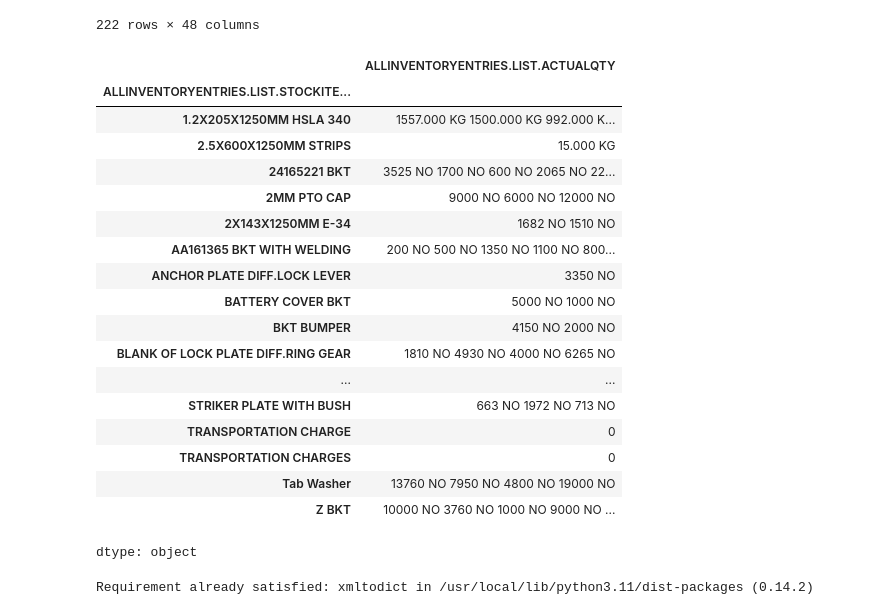
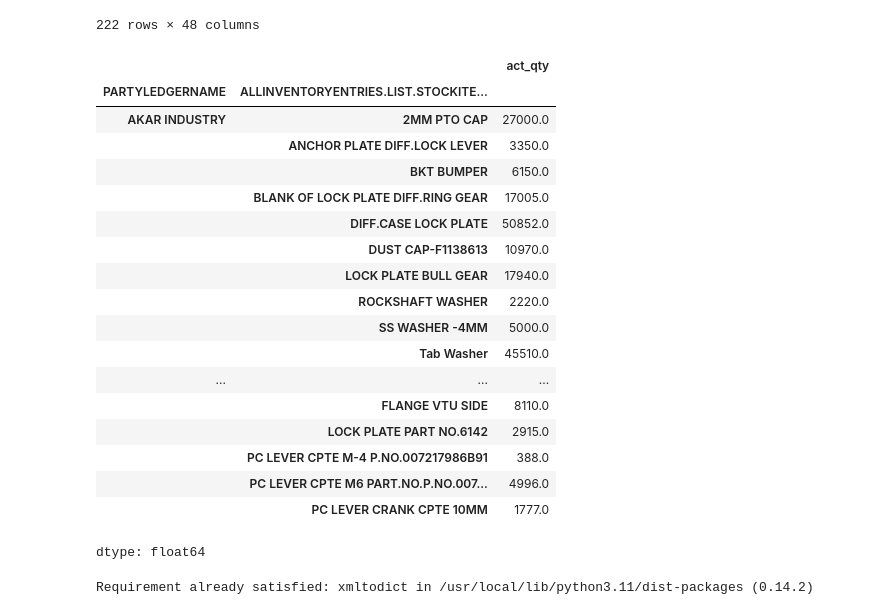
Before and after one commit to omkar-salunke/accounts, a Jupyter notebook: both_tally_daybook.ipynb, the cells around one changed output. Drawn from its saved outputs; the diff is of its cells as text; code cells hidden in the pictures.

```diff
--- a/both_tally_daybook.ipynb
+++ b/both_tally_daybook.ipynb
@@ -114,28 +114,30 @@ df_raw_soe
 | 219 | 20250508 | c00e677e-43c1-4bea-8147-e2e4905ea... | SALES GST | V.S.AUTO TECH PRIVATE LIMITED | 27AADCV3787B1Z8 | SALES 18% | V.S.AUTO TECH PRIVATE LIMITED | 27AADCV3787B1Z8 | ... |
 | 221 | 20250509 | c00e677e-43c1-4bea-8147-e2e4905ea... | SALES GST | PATIL-N-PATIL ENGINEERING | 27AAVPP3274C1ZD | SALES 28% | PATIL-N-PATIL ENGINEERING | 27AAVPP3274C1ZD | ... |
 222 rows × 48 columns
-# %%
-df_raw_soe.groupby('ALLINVENTORYENTRIES.LIST.STOCKITEMNAME')['ALLINVENTORYENTRIES.LIST.ACTUALQTY'].sum()
-# %% [output]
-|  | ALLINVENTORYENTRIES.LIST.ACTUALQTY |
-| ALLINVENTORYENTRIES.LIST.STOCKITE... |  |
-| 1.2X205X1250MM HSLA 340 | 1557.000 KG 1500.000 KG 992.000 K... |
-| 2.5X600X1250MM STRIPS | 15.000 KG |
-| 24165221 BKT | 3525 NO 1700 NO 600 NO 2065 NO 22... |
-| 2MM PTO CAP | 9000 NO 6000 NO 12000 NO |
-| 2X143X1250MM E-34 | 1682 NO 1510 NO |
-| AA161365 BKT WITH WELDING | 200 NO 500 NO 1350 NO 1100 NO 800... |
-| ANCHOR PLATE DIFF.LOCK LEVER | 3350 NO |
-| BATTERY COVER BKT | 5000 NO 1000 NO |
-| BKT BUMPER | 4150 NO 2000 NO |
-| BLANK OF LOCK PLATE DIFF.RING GEAR | 1810 NO 4930 NO 4000 NO 6265 NO |
-| ... | ... |
-| STRIKER PLATE WITH BUSH | 663 NO 1972 NO 713 NO |
-| TRANSPORTATION CHARGE | 0 |
-| TRANSPORTATION CHARGES | 0 |
-| Tab Washer | 13760 NO 7950 NO 4800 NO 19000 NO |
-| Z BKT | 10000 NO 3760 NO 1000 NO 9000 NO ... |
-dtype: object
+# %%
+df_raw_soe['act_qty'] = df_raw_soe['ALLINVENTORYENTRIES.LIST.ACTUALQTY'].str.extract(r'([\d.]+)').astype(float)
+df_raw_soe_sales = df_raw_soe[df_raw_soe['VOUCHERTYPENAME']=='SALES GST']
+df_raw_soe_sales.groupby(['PARTYLEDGERNAME','ALLINVENTORYENTRIES.LIST.STOCKITEMNAME'])['act_qty'].sum()
+# %% [output]
+|  |  | act_qty |
+| PARTYLEDGERNAME | ALLINVENTORYENTRIES.LIST.STOCKITE... |  |
+| AKAR INDUSTRY | 2MM PTO CAP | 27000.0 |
+|  | ANCHOR PLATE DIFF.LOCK LEVER | 3350.0 |
+|  | BKT BUMPER | 6150.0 |
+|  | BLANK OF LOCK PLATE DIFF.RING GEAR | 17005.0 |
+|  | DIFF.CASE LOCK PLATE | 50852.0 |
+|  | DUST CAP-F1138613 | 10970.0 |
+|  | LOCK PLATE BULL GEAR | 17940.0 |
+|  | ROCKSHAFT WASHER | 2220.0 |
+|  | SS WASHER -4MM | 5000.0 |
+|  | Tab Washer | 45510.0 |
+| ... | ... | ... |
+|  | FLANGE VTU SIDE | 8110.0 |
+|  | LOCK PLATE PART NO.6142 | 2915.0 |
+|  | PC LEVER CPTE M-4 P.NO.007217986B91 | 388.0 |
+|  | PC LEVER CPTE M6 PART.NO.P.NO.007... | 4996.0 |
+|  | PC LEVER CRANK CPTE 10MM | 1777.0 |
+dtype: float64
 # %%
 tree = ET.parse('/content/drive/MyDrive/tally_export/SOE/DayBook.xml')
 root = tree.getroot()
```
